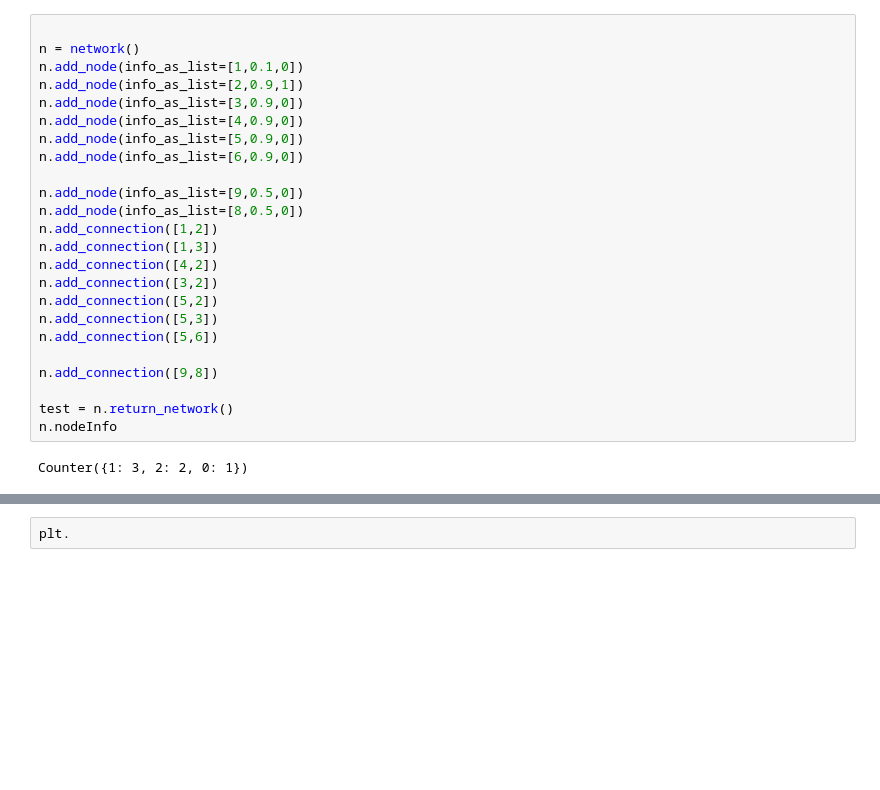
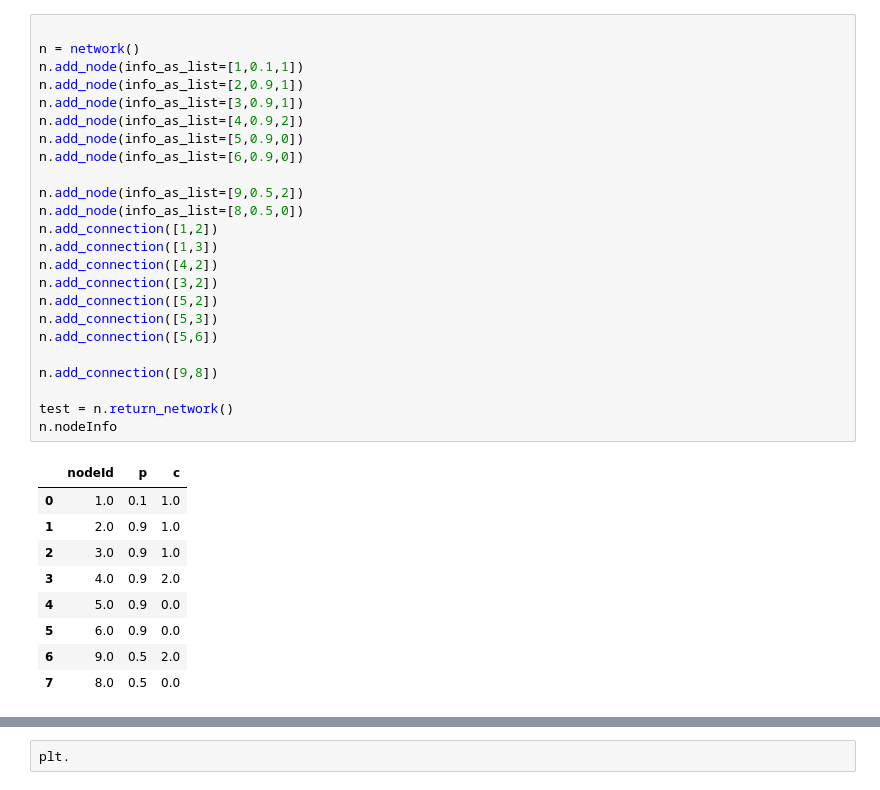
Before and after one commit to dermitdemk/watts_cascades_in_networks, a Jupyter notebook: main.ipynb, the cells around one changed output, grey strips where cells are left out. Saved outputs shown, nothing was run; the diff lists cells and outputs as text; blank space fills up the shorter version.

```diff
--- a/main.ipynb
+++ b/main.ipynb
@@ -226,26 +272,34 @@ class network:
 # %%
 
 n = network()
-n.add_node(info_as_list=[1,0.1,0])
+n.add_node(info_as_list=[1,0.1,1])
 n.add_node(info_as_list=[2,0.9,1])
-n.add_node(info_as_list=[3,0.9,0])
-n.add_node(info_as_list=[4,0.9,0])
+n.add_node(info_as_list=[3,0.9,1])
+n.add_node(info_as_list=[4,0.9,2])
 n.add_node(info_as_list=[5,0.9,0])
 n.add_node(info_as_list=[6,0.9,0])
 
-n.add_node(info_as_list=[9,0.5,0])
+n.add_node(info_as_list=[9,0.5,2])
 n.add_node(info_as_list=[8,0.5,0])
 n.add_connection([1,2])
 n.add_connection([1,3])
 n.add_connection([4,2])
 n.add_connection([3,2])
 n.add_connection([5,2])
 n.add_connection([5,3])
 n.add_connection([5,6])
 
 n.add_connection([9,8])
 
 test = n.return_network()
 n.nodeInfo
 # %% [output]
-Counter({1: 3, 2: 2, 0: 1})
+|  | nodeId | p | c |
+| 0 | 1.0 | 0.1 | 1.0 |
+| 1 | 2.0 | 0.9 | 1.0 |
+| 2 | 3.0 | 0.9 | 1.0 |
+| 3 | 4.0 | 0.9 | 2.0 |
+| 4 | 5.0 | 0.9 | 0.0 |
+| 5 | 6.0 | 0.9 | 0.0 |
+| 6 | 9.0 | 0.5 | 2.0 |
+| 7 | 8.0 | 0.5 | 0.0 |
```
Also changed, not shown: parts of 5 cells of this notebook, 1 other file.
